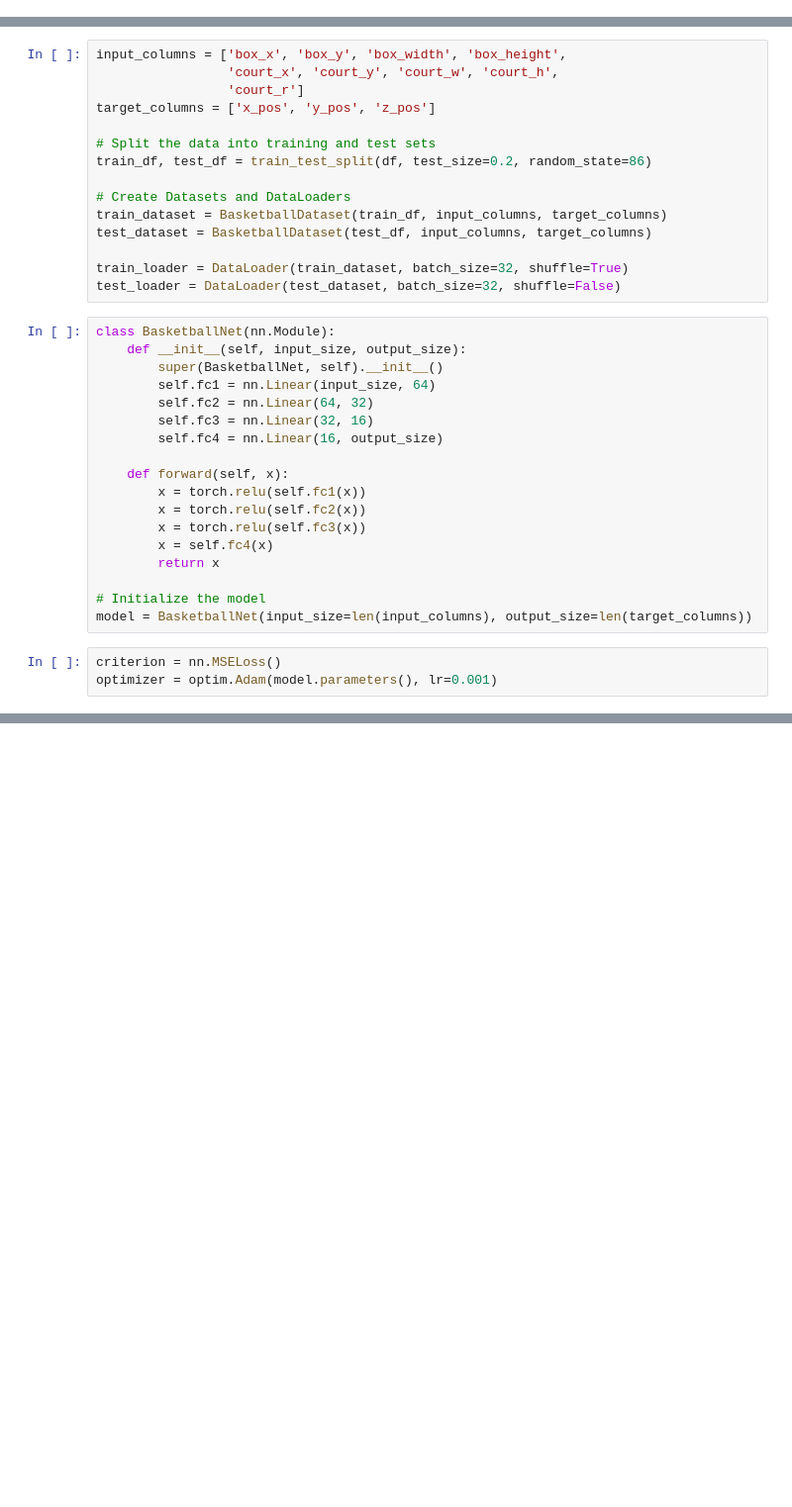
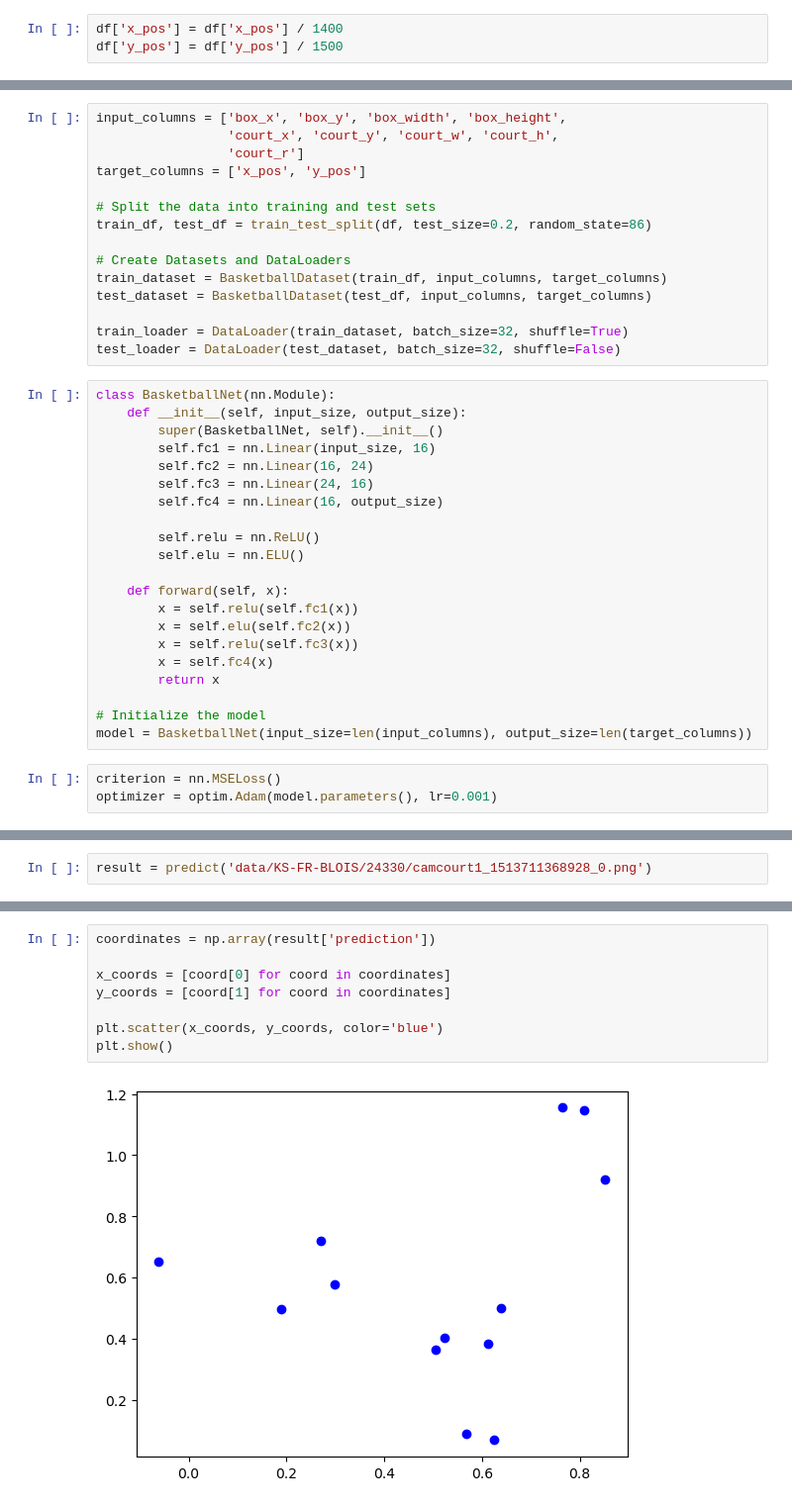
Before and after one commit to jeffmeredith/basketball-player-tracking, a Jupyter notebook: position_prediction.ipynb, the cells around one changed output, grey strips where cells are left out. Shown at 99% size. Saved outputs shown, nothing was run; the diff lists cells and outputs as text; blank space fills up the shorter version.

```diff
--- a/position_prediction.ipynb
+++ b/position_prediction.ipynb
@@ -183,6 +174,9 @@ from torch.utils.data import DataLoader, Dataset
 from sklearn.model_selection import train_test_split
 # %%
 df = pd.read_csv('position_features.csv')
+# %%
+df['x_pos'] = df['x_pos'] / 1400
+df['y_pos'] = df['y_pos'] / 1500
 # %%
 class BasketballDataset(Dataset):
     def __init__(self, df, input_columns, target_columns, transform=None):
@@ -203,7 +197,7 @@ class BasketballDataset(Dataset):
 input_columns = ['box_x', 'box_y', 'box_width', 'box_height',
                  'court_x', 'court_y', 'court_w', 'court_h',
                  'court_r']
-target_columns = ['x_pos', 'y_pos', 'z_pos']
+target_columns = ['x_pos', 'y_pos']
 
 # Split the data into training and test sets
 train_df, test_df = train_test_split(df, test_size=0.2, random_state=86)
@@ -218,15 +212,18 @@ test_loader = DataLoader(test_dataset, batch_size=32, shuffle=False)
 class BasketballNet(nn.Module):
     def __init__(self, input_size, output_size):
         super(BasketballNet, self).__init__()
-        self.fc1 = nn.Linear(input_size, 64)
-        self.fc2 = nn.Linear(64, 32)
-        self.fc3 = nn.Linear(32, 16)
+        self.fc1 = nn.Linear(input_size, 16)
+        self.fc2 = nn.Linear(16, 24)
+        self.fc3 = nn.Linear(24, 16)
         self.fc4 = nn.Linear(16, output_size)
 
+        self.relu = nn.ReLU()
+        self.elu = nn.ELU()
+
     def forward(self, x):
-        x = torch.relu(self.fc1(x))
-        x = torch.relu(self.fc2(x))
-        x = torch.relu(self.fc3(x))
+        x = self.relu(self.fc1(x))
+        x = self.elu(self.fc2(x))
+        x = self.relu(self.fc3(x))
         x = self.fc4(x)
         return x
 
@@ -326,0 +385,2 @@ print(response.json())
+# %%
+result = predict('data/KS-FR-BLOIS/24330/camcourt1_1513711368928_0.png')
@@ -326,0 +400,10 @@ print(response.json())
+# %%
+coordinates = np.array(result['prediction'])
+
+x_coords = [coord[0] for coord in coordinates]
+y_coords = [coord[1] for coord in coordinates]
+
+plt.scatter(x_coords, y_coords, color='blue')
+plt.show()
+# %% [output]
+[figure, added]
```
Also changed, not shown: parts of 18 cells of this notebook, 9 other files.
